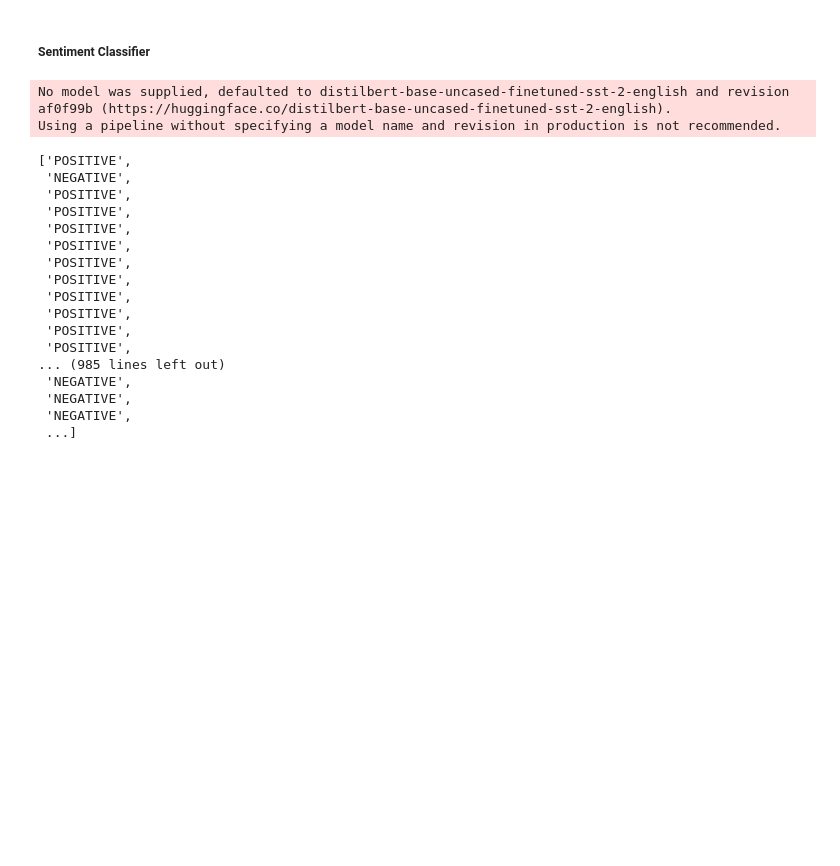
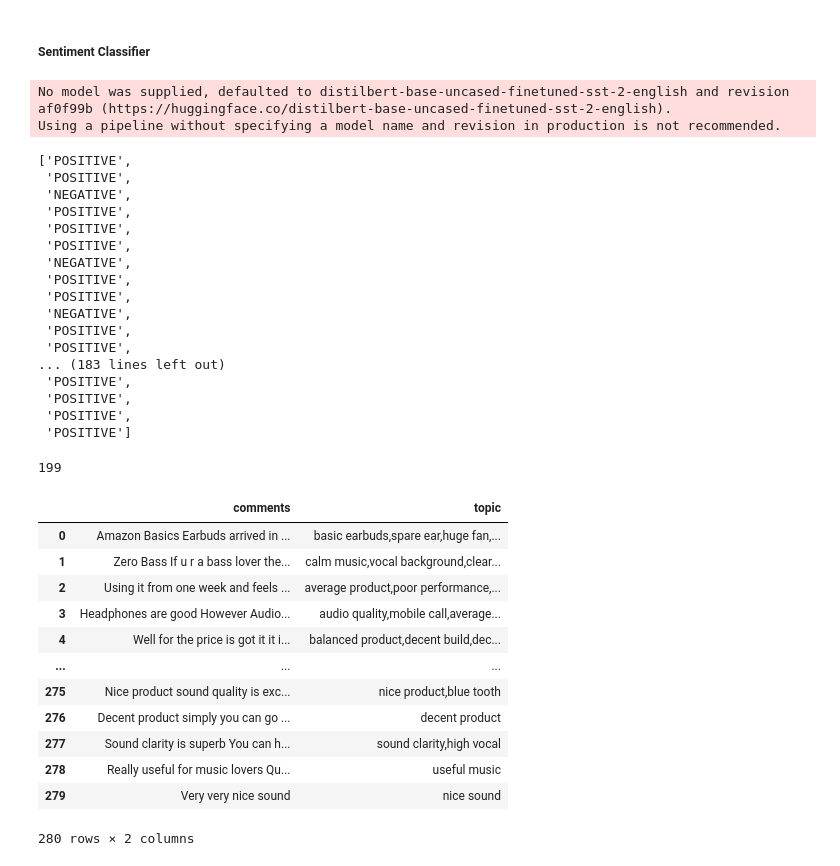
Before and after one commit to sudamah/nps_review_analysis, a Jupyter notebook: reviews_nlp.ipynb, the cells around one changed output. Drawn from its saved outputs; the diff is of its cells as text; code cells hidden in the pictures; blank space fills up the shorter version.

Commit message:
create dataFame

```diff
--- a/reviews_nlp.ipynb
+++ b/reviews_nlp.ipynb
@@ -100,0 +82,26 @@ clean_corpus_list = convert_empty_string_to_none(key_corpys_list.copy())
+# %%
+    def get_lemmatize_data(clean_list):
+
+        # list of Stop Words Excluding (not, no)
+        stop_words = stopwords.words('english')
+        stop_words.remove("not")
+        stop_words.remove("no")
+
+        lemmatizer = WordNetLemmatizer()        # Apply Lemmatization
+        corpus_list = []
+
+#         data_list = self.get_clean_data()
+
+        for i in range(0, len(clean_list)):
+            review = str(clean_list[i]).lower()
+            review = review.split()
+
+            review = [lemmatizer.lemmatize(word) for word in review if not word in stop_words]
+            review = ' '.join(review)
+            corpus_list.append(review)
+
+        # print(corpus_list)
+        return corpus_list
+
+key_corpus_list = get_lemmatize_data(clean_list)
+key_corpus_list
@@ -117,12 +142,12 @@ def get_keywords_phreses(key_phreses):
 
         key_phrase_combined = [str(combined_phrase) for combined_phrase in combined_phrases_pattern]
 
-        combined_str = ",".join(key_phrase_combined)
+        combined_str = ",".join(key_phrase_combined[:5])
         key_list_phreses.append(combined_str)
 
     return key_list_phreses
 
-key_phreses_list = get_keywords_phreses(key_corpys_list)
+key_phreses_list = get_keywords_phreses(key_corpus_list)
 key_phreses_list
 
 
@@ -147,0 +177,2 @@ key_phreses_list
+# %%
+df_final['topic'] = key_phreses_list
@@ -207,31 +248,47 @@ def get_sentiment_classifier_model(key_corpys_list):
 
     return sentiment_label_list
 # %%
-sentiment_classifier_list = get_sentiment_classifier_model(key_corpys_list)
+sentiment_classifier_list = get_sentiment_classifier_model(about_lst)
 sentiment_classifier_list
 # %% [output]
 No model was supplied, defaulted to distilbert-base-uncased-finetuned-sst-2-english and revision af0f99b (https://huggingface.co/distilbert-base-uncased-finetuned-sst-2-english).
 Using a pipeline without specifying a model name and revision in production is not recommended.
 ['POSITIVE',
+ 'POSITIVE',
  'NEGATIVE',
  'POSITIVE',
  'POSITIVE',
  'POSITIVE',
+ 'NEGATIVE',
+ 'POSITIVE',
+ 'POSITIVE',
+ 'NEGATIVE',
+ 'POSITIVE',
+ 'POSITIVE',
+... (183 lines left out)
  'POSITIVE',
  'POSITIVE',
  'POSITIVE',
- 'POSITIVE',
- 'POSITIVE',
- 'POSITIVE',
- 'POSITIVE',
-... (985 lines left out)
- 'NEGATIVE',
- 'NEGATIVE',
- 'NEGATIVE',
- ...]
+ 'POSITIVE']
+# %%
+len(sentiment_classifier_list)
+# %% [output]
+199
 # %%
-key_phrase_df = review_df.copy()
-
-key_phrase_df['topic'] = key_phreses_list
-key_phrase_df['type'] = type_classifier_list
-key_phrase_df['sentiment'] = sentiment_classifier_list
+df_final['topic'] = key_phreses_list
+# %%
+df_final.dropna().reset_index(drop=True)
+# %% [output]
+|  | comments | topic |
+| 0 | Amazon Basics Earbuds arrived in ... | basic earbuds,spare ear,huge fan,... |
+| 1 | Zero Bass If u r a bass lover the... | calm music,vocal background,clear... |
+| 2 | Using it from one week and feels ... | average product,poor performance,... |
+| 3 | Headphones are good However Audio... | audio quality,mobile call,average... |
+| 4 | Well for the price is got it it i... | balanced product,decent build,dec... |
+| ... | ... | ... |
+| 275 | Nice product sound quality is exc... | nice product,blue tooth |
+| 276 | Decent product simply you can go ... | decent product |
+| 277 | Sound clarity is superb You can h... | sound clarity,high vocal |
+| 278 | Really useful for music lovers Qu... | useful music |
+| 279 | Very very nice sound | nice sound |
+280 rows × 2 columns
```
Also changed, not shown: parts of 17 cells of this notebook, 6 other files.
